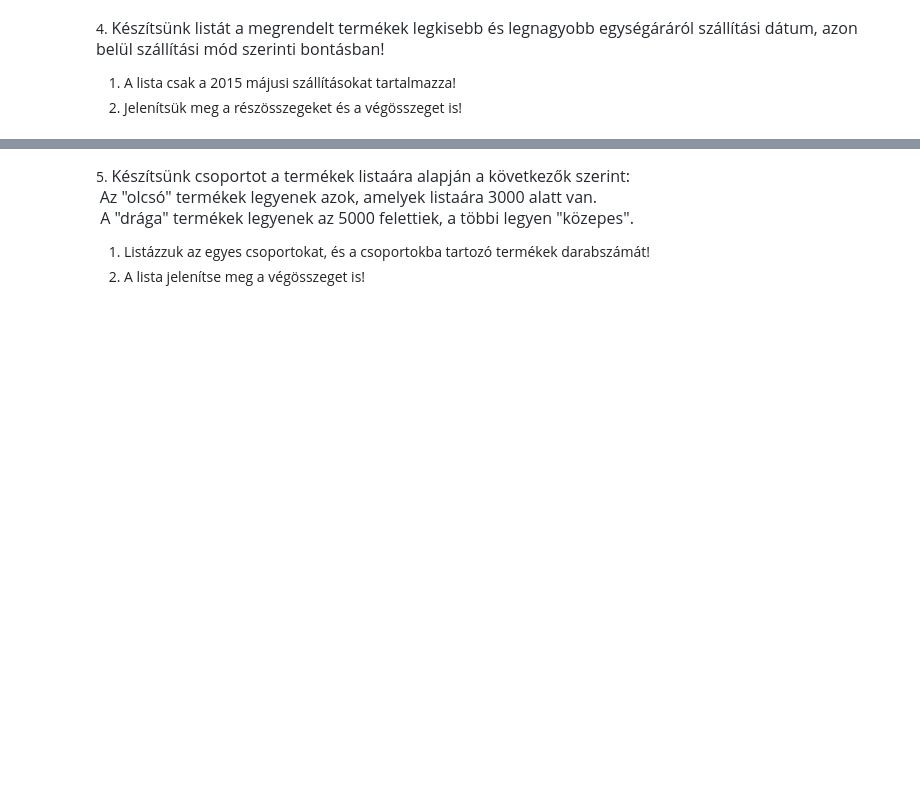
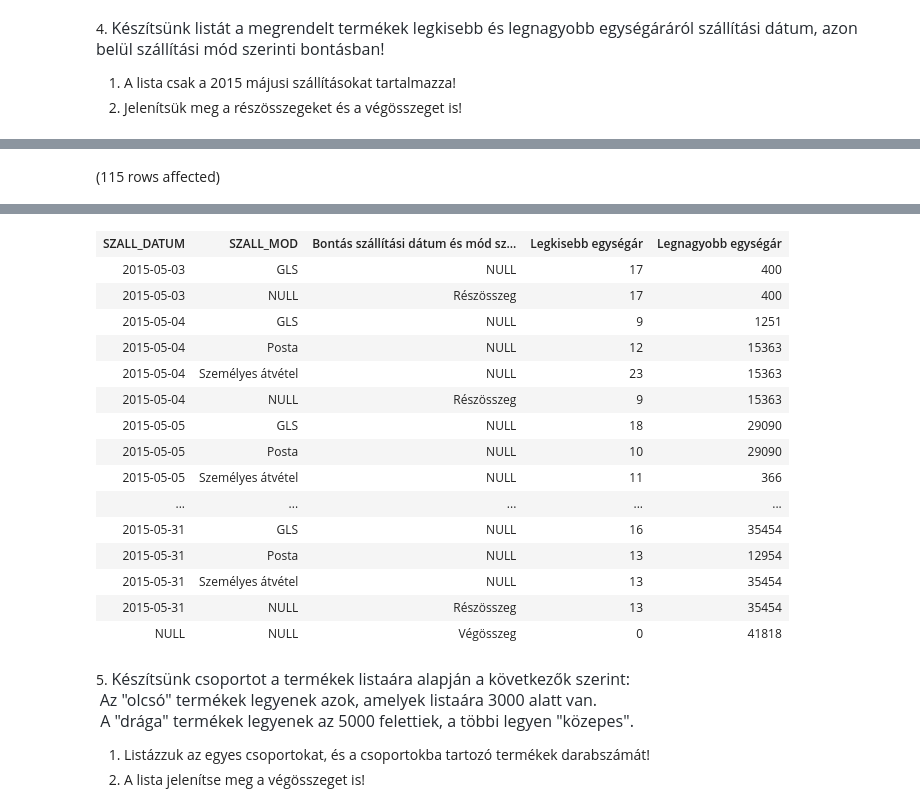
Before and after one commit to KataBaumgartner/adatbazisok, a Jupyter notebook: gyakorlat05_feladatok.ipynb, the cells around one changed output, grey strips where cells are left out. Saved outputs shown, nothing was run; the diff lists cells and outputs as text; code cells hidden in the pictures; blank space fills up the shorter version.

```diff
--- a/gyakorlat05_feladatok.ipynb
+++ b/gyakorlat05_feladatok.ipynb
@@ -52,0 +88,13 @@ Total execution time: 00:00:00
+# %%
+SELECT r.SZALL_DATUM, r.SZALL_MOD,
+CASE GROUPING_ID(r.SZALL_DATUM, r.SZALL_MOD)
+WHEN 1 THEN 'Részösszeg'
+WHEN 3 THEN 'Végösszeg'
+END AS 'Bontás szállítási dátum és mód szerint',
+MIN(rt.EGYSEGAR) AS 'Legkisebb egységár',
+MAX(rt.EGYSEGAR) AS 'Legnagyobb egységár'
+FROM Rendeles r JOIN Rendeles_tetel rt ON r.SORSZAM = rt.SORSZAM
+WHERE r.SZALL_DATUM BETWEEN '2015-05-01' AND '2015-05-31'
+GROUP BY ROLLUP (r.SZALL_DATUM, r.SZALL_MOD)
+# %% [output]
+(115 rows affected)
@@ -53,3 +102,19 @@ Total execution time: 00:00:00
+| SZALL_DATUM | SZALL_MOD | Bontás szállítási dátum és mód sz... | Legkisebb egységár | Legnagyobb egységár |
+| 2015-05-03 | GLS | NULL | 17 | 400 |
+| 2015-05-03 | NULL | Részösszeg | 17 | 400 |
+| 2015-05-04 | GLS | NULL | 9 | 1251 |
+| 2015-05-04 | Posta | NULL | 12 | 15363 |
+| 2015-05-04 | Személyes átvétel | NULL | 23 | 15363 |
+| 2015-05-04 | NULL | Részösszeg | 9 | 15363 |
+| 2015-05-05 | GLS | NULL | 18 | 29090 |
+| 2015-05-05 | Posta | NULL | 10 | 29090 |
+| 2015-05-05 | Személyes átvétel | NULL | 11 | 366 |
+| ... | ... | ... | ... | ... |
+| 2015-05-31 | GLS | NULL | 16 | 35454 |
+| 2015-05-31 | Posta | NULL | 13 | 12954 |
+| 2015-05-31 | Személyes átvétel | NULL | 13 | 35454 |
+| 2015-05-31 | NULL | Részösszeg | 13 | 35454 |
+| NULL | NULL | Végösszeg | 0 | 41818 |
 # %% [markdown]
 5. <span style="color: rgb(36, 41, 47); font-family: -apple-system, BlinkMacSystemFont, &quot;Segoe UI&quot;, Helvetica, Arial, sans-serif, &quot;Apple Color Emoji&quot;, &quot;Segoe UI Emoji&quot;; font-size: 16px;">Készítsünk csoportot a termékek listaára alapján a következők szerint:&nbsp;<br></span> <span style="color: rgb(36, 41, 47); font-family: -apple-system, BlinkMacSystemFont, &quot;Segoe UI&quot;, Helvetica, Arial, sans-serif, &quot;Apple Color Emoji&quot;, &quot;Segoe UI Emoji&quot;; font-size: 16px;">Az "olcsó" termékek legyenek azok, amelyek listaára 3000 alatt van.<br>&nbsp;A "drága" termékek legyenek az 5000 felettiek, a többi legyen "közepes".</span>
 
```
Also changed, not shown: parts of 41 cells of this notebook.
